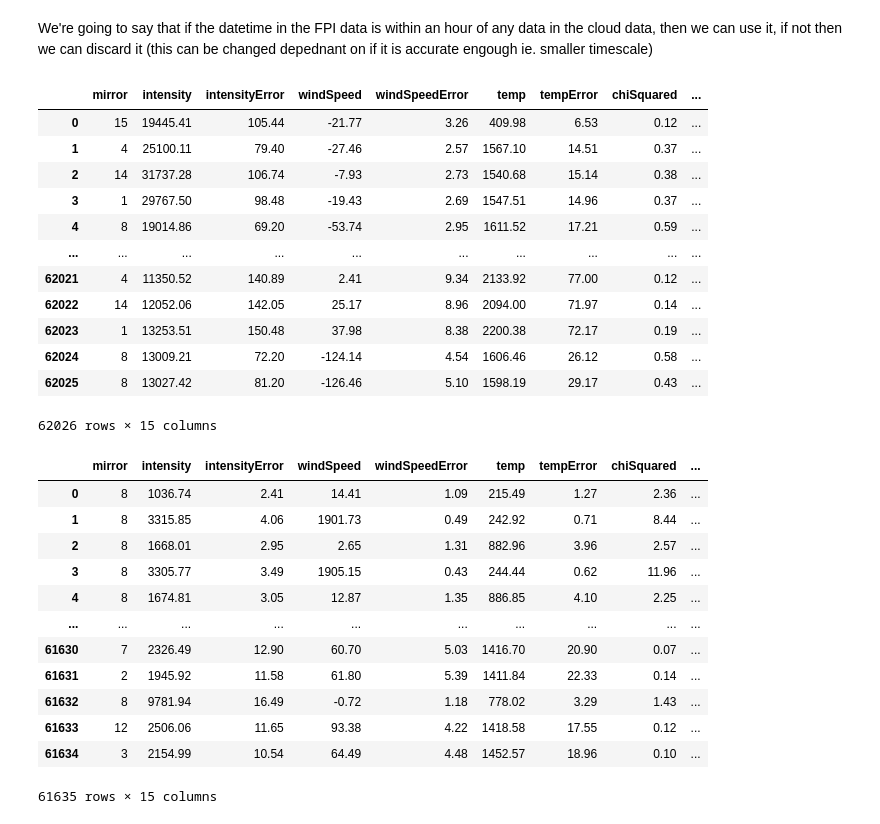
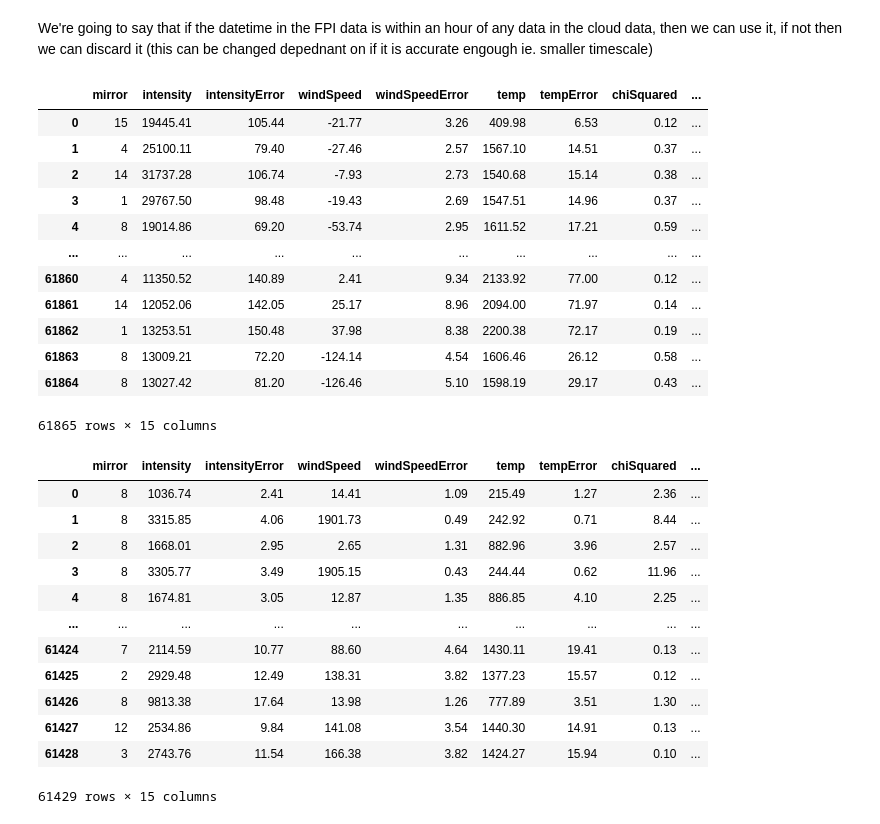
Before and after one commit to elliotdable/fp_ml_ucl, a Jupyter notebook: data_processing.ipynb, the cells around one changed output. Drawn from its saved outputs; the diff is of its cells as text; code cells hidden in the pictures.

Commit message:
added dcostrings and thorough commenting to data_processing, also chnaged the mergeing function so that the user can adjust the time differecen which is used to merge the two dataframes

```diff
--- a/data_processing.ipynb
+++ b/data_processing.ipynb
@@ -11,8 +11,15 @@ import os
 sodankyla_dir = r"/Users/elliotdable/Documents/UCL/research/fabry_perot_ml/sodankyla_fpi/"
 kiruna_dir = r"/Users/elliotdable/Documents/UCL/research/fabry_perot_ml/kiruna_fpi/"
 # %%
-#create a function to load in all of the cloud sensor csv files and concatenate them simultaneously
 def cloud_sensor_file_loader(directory):
+    '''This function loads in all of the cloud sensor csv files in a specfied directory and concatenates them simultaneously.
+
+    Inputs:
+        directory: the directory of cloud sensor csv files
+
+    Returns:
+        dataframe: a concatenated pandas dataframe of all of the csv files containing the cloud data
+    '''
     files = os.listdir(directory)
 
     # Filter only CSV files
@@ -40,7 +47,7 @@ def cloud_sensor_file_loader(directory):
     dataframe['UnixTimestamp'] = pd.to_datetime(dataframe['UnixTimestamp'], unit='s')
     dataframe.rename(columns={"UnixTimestamp": "datetime", "Date": "date", "Time": "time", "SensorT":"sensorTemp", "SkyT": "skyTemp", "Clarity": "clarity", "Light":"light", "Rain":"rain"}, inplace=True)
 
-    # dropping date and time columns as we no have a unified datetime column which is more flexible to work with
+    # dropping date and time columns as we now have a unified datetime column which is more flexible to work with
     dataframe = dataframe.drop(['date', 'time'], axis=1)
 
     # sort the dataframe by date descedning and reset the idnex for a clean dataset
@@ -89,8 +96,15 @@ kiruna_cloud_data
 # %%
 from datetime import datetime, timedelta
 
-# Function to add one day to the date if above 24, as the date from each .dat file is over two days but only written down as one
 def adjust_date(row):
+    '''This function adds one day to the date if above 24, as the date from each .dat file is over two days but only written down as one
+
+    Inputs:
+        row: the row of the dataframe for the date to be adjusted
+
+    Returns:
+        row: the row with the adjusted datetime
+    '''
     new_time = float(row['time'])
 
     #have to set as a float becuase when used this
@@ -118,9 +132,15 @@ def adjust_date(row):
     row['date'] = datetime_combined
     return row
 
+def fpi_file_loader(directory):
+    '''This function loads in all of the .dat files and concatenate them simultaneously, performing some data trabformations along the way for ease of use later on
 
-#create a function to load in all of the csv files and concatenate them simultaneously
-def fpi_file_loader(directory):
+    Inputs:
+        directory: the directory of fpi .dat files
+
+    Returns:
+        dataframe: a concatenated pandas dataframe of all of the .dat files containing the fpi data
+    '''
     files = os.listdir(directory)
 
     # Filter only CSV files
@@ -174,6 +194,7 @@ def fpi_file_loader(directory):
     # sort the dataframe by date descedning and reset the idnex for a clean dataset
     dataframe = dataframe.sort_values(by='datetime')
     dataframe = dataframe.reset_index(drop=True)
+
     return dataframe
 # %%
 sodankyla_red_fpi_data = fpi_file_loader(sodankyla_dir)
@@ -265,5 +303,11 @@ sodankyla_red_merged = find_closest_datetime_with_values(sodankyla_red_fpi_data,
+# %%
+# specify the closeness of the datetime values to be merged in hours (change this accordingly, if the <hours> paramter is too small, it will return a small dataframe
+# as it returns None values and drops them if there are no values within that specified time difference)
+hours = 0.1
+# Find closest date time with values
+sodankyla_red_merged = find_closest_datetime_with_values(sodankyla_red_fpi_data, sodankyla_cloud_data, hours=hours)
 # %%
-sodankyla_red_merged.to_csv(sodankyla_dir + 'sodankyla_red_merged.csv', index=False)
+sodankyla_red_merged.to_csv(sodankyla_dir + f'sodankyla_red_merged({hours}_hours_diff).csv', index=False)
 sodankyla_red_merged
 # %% [output]
 |  | mirror | intensity | intensityError | windSpeed | windSpeedError | temp | tempError | chiSquared | ... |
@@ -273,28 +317,28 @@ sodankyla_red_merged
 | 3 | 1 | 29767.50 | 98.48 | -19.43 | 2.69 | 1547.51 | 14.96 | 0.37 | ... |
 | 4 | 8 | 19014.86 | 69.20 | -53.74 | 2.95 | 1611.52 | 17.21 | 0.59 | ... |
 | ... | ... | ... | ... | ... | ... | ... | ... | ... | ... |
-| 62021 | 4 | 11350.52 | 140.89 | 2.41 | 9.34 | 2133.92 | 77.00 | 0.12 | ... |
-| 62022 | 14 | 12052.06 | 142.05 | 25.17 | 8.96 | 2094.00 | 71.97 | 0.14 | ... |
-| 62023 | 1 | 13253.51 | 150.48 | 37.98 | 8.38 | 2200.38 | 72.17 | 0.19 | ... |
-| 62024 | 8 | 13009.21 | 72.20 | -124.14 | 4.54 | 1606.46 | 26.12 | 0.58 | ... |
-| 62025 | 8 | 13027.42 | 81.20 | -126.46 | 5.10 | 1598.19 | 29.17 | 0.43 | ... |
+| 61860 | 4 | 11350.52 | 140.89 | 2.41 | 9.34 | 2133.92 | 77.00 | 0.12 | ... |
+| 61861 | 14 | 12052.06 | 142.05 | 25.17 | 8.96 | 2094.00 | 71.97 | 0.14 | ... |
+| 61862 | 1 | 13253.51 | 150.48 | 37.98 | 8.38 | 2200.38 | 72.17 | 0.19 | ... |
+| 61863 | 8 | 13009.21 | 72.20 | -124.14 | 4.54 | 1606.46 | 26.12 | 0.58 | ... |
+| 61864 | 8 | 13027.42 | 81.20 | -126.46 | 5.10 | 1598.19 | 29.17 | 0.43 | ... |
-62026 rows × 15 columns
+61865 rows × 15 columns
 # %%
-kiruna_red_merged = find_closest_datetime_with_values(kiruna_red_fpi_data, kiruna_cloud_data, extra_keys)
+kiruna_red_merged = find_closest_datetime_with_values(kiruna_red_fpi_data, kiruna_cloud_data, hours)
 # %%
-kiruna_red_merged.to_csv(kiruna_dir + 'kiruna_red_merged.csv', index=False)
+kiruna_red_merged.to_csv(kiruna_dir +  f'kiruna_red_merged({hours}_hours_diff).csv', index=False)
 kiruna_red_merged
 # %% [output]
 |  | mirror | intensity | intensityError | windSpeed | windSpeedError | temp | tempError | chiSquared | ... |
 | 0 | 8 | 1036.74 | 2.41 | 14.41 | 1.09 | 215.49 | 1.27 | 2.36 | ... |
 | 1 | 8 | 3315.85 | 4.06 | 1901.73 | 0.49 | 242.92 | 0.71 | 8.44 | ... |
 | 2 | 8 | 1668.01 | 2.95 | 2.65 | 1.31 | 882.96 | 3.96 | 2.57 | ... |
 | 3 | 8 | 3305.77 | 3.49 | 1905.15 | 0.43 | 244.44 | 0.62 | 11.96 | ... |
 | 4 | 8 | 1674.81 | 3.05 | 12.87 | 1.35 | 886.85 | 4.10 | 2.25 | ... |
 | ... | ... | ... | ... | ... | ... | ... | ... | ... | ... |
-| 61630 | 7 | 2326.49 | 12.90 | 60.70 | 5.03 | 1416.70 | 20.90 | 0.07 | ... |
-| 61631 | 2 | 1945.92 | 11.58 | 61.80 | 5.39 | 1411.84 | 22.33 | 0.14 | ... |
-| 61632 | 8 | 9781.94 | 16.49 | -0.72 | 1.18 | 778.02 | 3.29 | 1.43 | ... |
-| 61633 | 12 | 2506.06 | 11.65 | 93.38 | 4.22 | 1418.58 | 17.55 | 0.12 | ... |
-| 61634 | 3 | 2154.99 | 10.54 | 64.49 | 4.48 | 1452.57 | 18.96 | 0.10 | ... |
+| 61424 | 7 | 2114.59 | 10.77 | 88.60 | 4.64 | 1430.11 | 19.41 | 0.13 | ... |
+| 61425 | 2 | 2929.48 | 12.49 | 138.31 | 3.82 | 1377.23 | 15.57 | 0.12 | ... |
+| 61426 | 8 | 9813.38 | 17.64 | 13.98 | 1.26 | 777.89 | 3.51 | 1.30 | ... |
+| 61427 | 12 | 2534.86 | 9.84 | 141.08 | 3.54 | 1440.30 | 14.91 | 0.13 | ... |
+| 61428 | 3 | 2743.76 | 11.54 | 166.38 | 3.82 | 1424.27 | 15.94 | 0.10 | ... |
-61635 rows × 15 columns
+61429 rows × 15 columns
```
Also changed, not shown: parts of 3 cells of this notebook.
